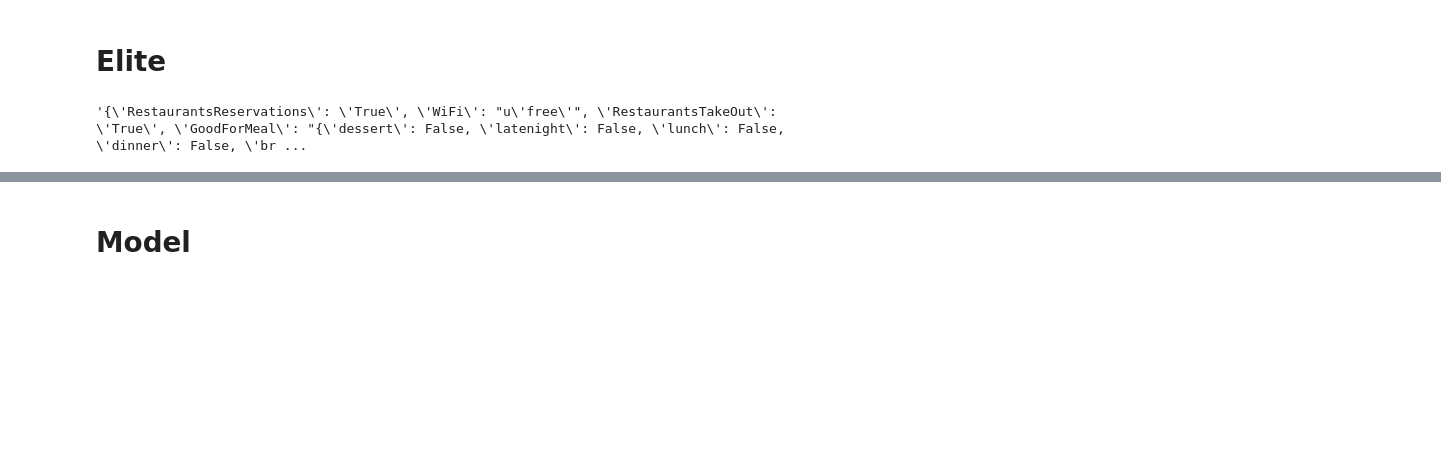
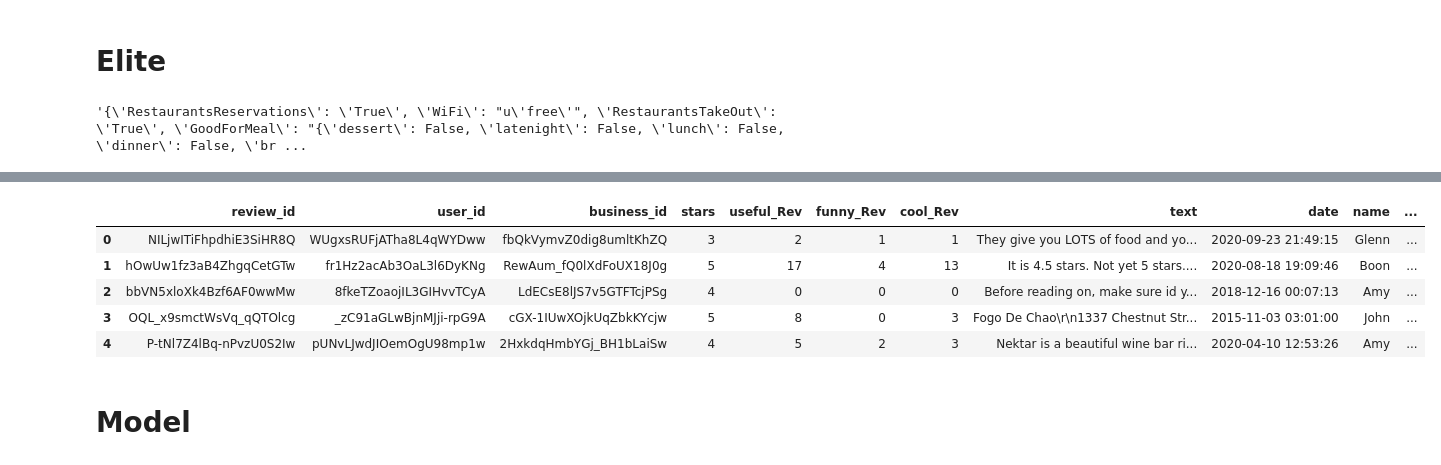
Before and after one commit to jessecho516/CS-334-Final-Project, a Jupyter notebook: fp_q1.ipynb, the cells around one changed output, grey strips where cells are left out. Saved outputs shown, nothing was run; the diff lists cells and outputs as text; code cells hidden in the pictures; blank space fills up the shorter version.

```diff
--- a/fp_q1.ipynb
+++ b/fp_q1.ipynb
@@ -191,3 +218,12 @@ dataFull
+# %%
+dataFullFull.head()
+# %% [output]
+|  | review_id | user_id | business_id | stars | useful_Rev | funny_Rev | cool_Rev | text | date | name | ... |
+| 0 | NILjwITiFhpdhiE3SiHR8Q | WUgxsRUFjATha8L4qWYDww | fbQkVymvZ0dig8umltKhZQ | 3 | 2 | 1 | 1 | They give you LOTS of food and yo... | 2020-09-23 21:49:15 | Glenn | ... |
+| 1 | hOwUw1fz3aB4ZhgqCetGTw | fr1Hz2acAb3OaL3l6DyKNg | RewAum_fQ0lXdFoUX18J0g | 5 | 17 | 4 | 13 | It is 4.5 stars. Not yet 5 stars.... | 2020-08-18 19:09:46 | Boon | ... |
+| 2 | bbVN5xloXk4Bzf6AF0wwMw | 8fkeTZoaojIL3GIHvvTCyA | LdECsE8lJS7v5GTFTcjPSg | 4 | 0 | 0 | 0 | Before reading on, make sure id y... | 2018-12-16 00:07:13 | Amy | ... |
+| 3 | OQL_x9smctWsVq_qQTOlcg | _zC91aGLwBjnMJji-rpG9A | cGX-1IUwXOjkUqZbkKYcjw | 5 | 8 | 0 | 3 | Fogo De Chao\r\n1337 Chestnut Str... | 2015-11-03 03:01:00 | John | ... |
+| 4 | P-tNl7Z4lBq-nPvzU0S2Iw | pUNvLJwdJIOemOgU98mp1w | 2HxkdqHmbYGj_BH1bLaiSw | 4 | 5 | 2 | 3 | Nektar is a beautiful wine bar ri... | 2020-04-10 12:53:26 | Amy | ... |
 # %% [markdown]
 # Model
 # %%
```
Also changed, not shown: parts of 21 cells of this notebook.
